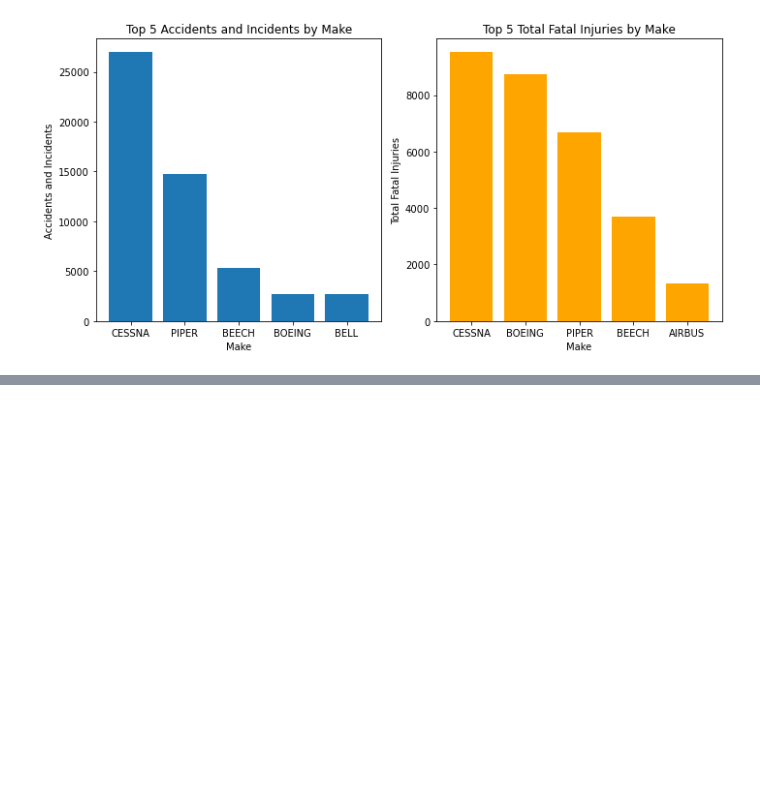
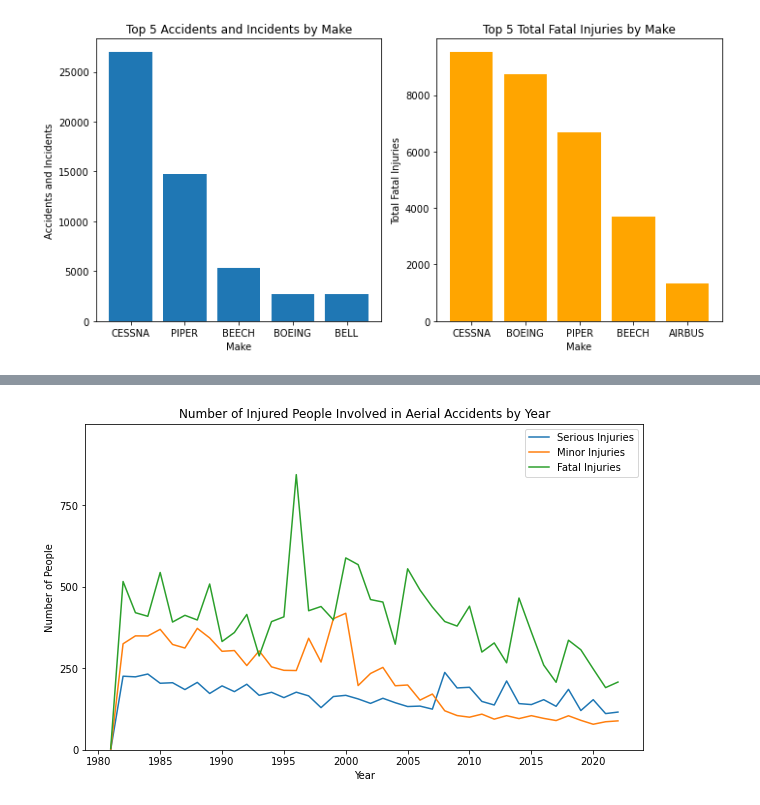
Before and after one commit to chrismiley87/aircraft-safety-analysis, a Jupyter notebook: notebook.ipynb, the cells around one changed output, grey strips where cells are left out. Drawn from its saved outputs; the diff is of its cells as text; code cells hidden in the pictures; blank space fills up the shorter version.

```diff
--- a/notebook.ipynb
+++ b/notebook.ipynb
@@ -1140,0 +1239,15 @@ plt.show()
+# %%
+plt.figure(figsize=(10, 6))
+sns.lineplot(data=injured_grouped_df, x='Year', y='Total_Serious_Injuries', label='Serious Injuries', ci=None)
+sns.lineplot(data=injured_grouped_df, x='Year', y='Total_Minor_Injuries', label='Minor Injuries', ci=None)
+sns.lineplot(data=injured_grouped_df, x='Year', y='Total_Fatal_Injuries', label='Fatal Injuries', ci=None)
+plt.xlabel('Year')
+plt.ylabel('Number of People')
+plt.title('Number of Injured People Involved in Aerial Accidents by Year')
+plt.xticks(range(1980, 2023, 5))
+plt.yticks(range(0, 1000, 250))
+plt.ylim(0, 1000)
+plt.legend()
+plt.show()
+# %% [output]
+[figure, added]
```
Also changed, not shown: parts of 13 cells of this notebook.
